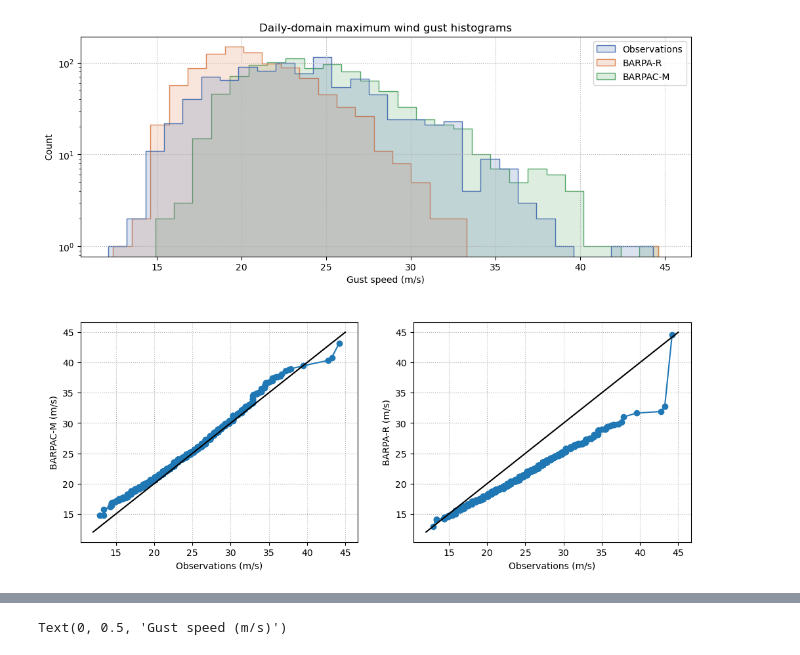
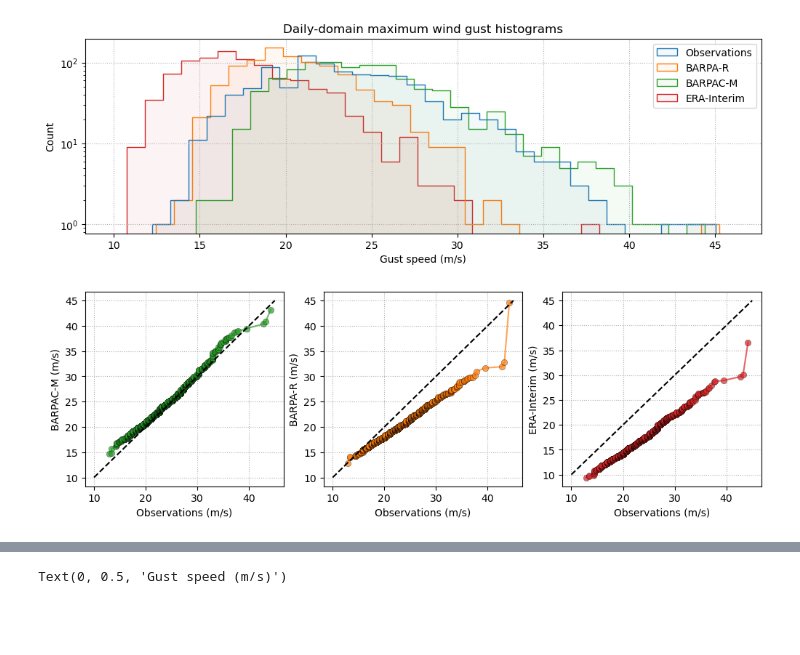
Before and after one commit to andrewbrown31/BARPA, a Jupyter notebook: wind_gust_analysis/analysis_10min_gusts.ipynb, the cells around one changed output, grey strips where cells are left out. Saved outputs shown, nothing was run; the diff lists cells and outputs as text; code cells hidden in the pictures; blank space fills up the shorter version.

```diff
--- a/wind_gust_analysis/analysis_10min_gusts.ipynb
+++ b/wind_gust_analysis/analysis_10min_gusts.ipynb
@@ -10,11 +13,19 @@ import datetime as dt
 #Read daily maximum wind gusts at each station, created by resample_daily_max.py
 
 dmax_2p2km_point = pd.read_csv("/g/data/eg3/ab4502/ExtremeWind/points/barpac_m_aws_dmax_2p2km.csv")
+dmax_2p2km_interp = pd.read_csv("/g/data/eg3/ab4502/ExtremeWind/points/barpac_m_aws_dmax_2p2km_barpa_r_interp.csv")
 dmax_12km_point = pd.read_csv("/g/data/eg3/ab4502/ExtremeWind/points/barpac_m_aws_dmax_12km.csv")
 dmax_obs = pd.read_csv("/g/data/eg3/ab4502/ExtremeWind/points/barpac_m_aws_dmax_obs.csv")
 dmax_bdsd = pd.read_csv("/g/data/eg3/ab4502/ExtremeWind/points/barpac_m_aws_dmax_bdsd.csv")
+dmax_erai = pd.read_csv("/g/data/eg3/ab4502/ExtremeWind/points/barpac_m_aws_dmax_erai.csv")
+
+#Calculate another ratio, the gust to deep-layer mean
+dmax_2p2km_point["dlm_ratio"] = dmax_2p2km_point["wg10_2p2km_point"] / dmax_2p2km_point["Umean06"]
+dmax_12km_point["dlm_ratio"] = dmax_12km_point["wg10_12km_point"] / dmax_12km_point["Umean06"]
+dmax_obs["dlm_ratio"] = dmax_obs["gust"] / dmax_obs["Umean06_era5"]
 
 dmax_2p2km_point = dmax_2p2km_point.set_index(pd.to_datetime(dmax_2p2km_point.time))
+dmax_2p2km_interp = dmax_2p2km_interp.set_index(pd.to_datetime(dmax_2p2km_interp.time))
 dmax_12km_point = dmax_12km_point.set_index(pd.to_datetime(dmax_12km_point.time))
 dmax_obs = dmax_obs.set_index(pd.to_datetime(dmax_obs.time))
 dmax_bdsd = dmax_bdsd.set_index(pd.to_datetime(dmax_bdsd.time))
@@ -26,9 +37,11 @@ dmax_obs.loc[dmax_obs.gust>=129, "gust"] = np.nan
 # %%
 #Take the domain maximum for each day
 dmax_2p2km_all = dmax_2p2km_point.sort_values("wg10_2p2km_point").drop_duplicates("dt_floor_1D",keep="last").sort_index()
+dmax_2p2km_interp_all = dmax_2p2km_interp.sort_values("wg10_2p2km_point").drop_duplicates("dt_floor_1D",keep="last").sort_index()
 dmax_12km_all = dmax_12km_point.sort_values("wg10_12km_point").drop_duplicates("dt_floor_1D",keep="last").sort_index()
 dmax_obs_all = dmax_obs.dropna(subset=["gust"]).sort_values("gust").drop_duplicates("dt_floor_1D",keep="last").sort_index()
-dmax_bdsd_all = dmax_bdsd.sort_values("bdsd").drop_duplicates("dt_floor_1D",keep="last").sort_index()
+dmax_bdsd_all = dmax_bdsd.sort_values("bdsd_era5").drop_duplicates("dt_floor_1D",keep="last").sort_index()
+dmax_erai_all = dmax_erai.sort_values("erai_wg10").drop_duplicates("dt_floor_1D",keep="last").sort_index()
 # %%
 #Take the domain maximum for each day using daily maximum observations at each station with lightning
 dmax_2p2km_conv = dmax_2p2km_point.query("n_lightning_fl>=1").sort_values("wg10_2p2km_point").drop_duplicates("dt_floor_1D",keep="last").sort_index()
@@ -42,55 +57,51 @@ dmax_obs_nonconv = dmax_obs.query("Lightning_observed_daily==0").dropna(subset=[
 # %%
 #Use seaborn to plot a stepped histoigram for daily-domain maximum data as a comparison
 # between model and observations
 
-plt.figure(figsize=[12,10])
+plt.figure(figsize=[12,8])
 
-plt.subplot2grid((2,2),(0,0),1,2)
+plt.subplot2grid((2,3),(0,0),1,3)
 
 values_2p2km = dmax_2p2km_all["wg10_2p2km_point"].values
 values_12km = dmax_12km_all["wg10_12km_point"].values
 values_obs = dmax_obs_all["gust"].values
-temp_df = pd.DataFrame({"Observations":values_obs, "BARPA-R":values_12km, "BARPAC-M":values_2p2km})
+values_erai = dmax_erai_all["erai_wg10"].values
+temp_df = pd.DataFrame({"Observations":values_obs, "BARPA-R":values_12km, "BARPAC-M":values_2p2km,"ERA-Interim":values_erai})
 
-hist = sns.histplot(data=temp_df, bins=30, binrange=[12,45],
+hist = sns.histplot(data=temp_df, bins=np.linspace(10,46,35),
              log_scale=[False,True], multiple="dodge", shrink=0.8, stat="count",common_norm=False,
-             element="step",alpha=0.2,legend=True,palette="deep")
+             element="step",alpha=0.05,legend=True,palette="tab10")
 
 plt.gca().grid(ls=":")
 plt.xlabel("Gust speed (m/s)")
 plt.title("Daily-domain maximum wind gust histograms")
 
 #Use pyplot to plot a rank-size wind gust distribution
 
-plt.subplot2grid((2,2),(1,0),1,1)
+plt.subplot2grid((2,3),(1,0),1,1)
 p=1000
-plt.plot(np.percentile(values_obs,np.linspace(0,100,p)),np.percentile(values_2p2km,np.linspace(0,100,p)),ls="-",marker="o")
-plt.plot([12,45],[12,45],color="k")
+plt.plot(np.percentile(values_obs,np.linspace(0,100,p)),np.percentile(values_2p2km,np.linspace(0,100,p)),ls="-",marker="o",mec="k",mew=0.3,alpha=0.7,color="tab:green")
+plt.plot([10,45],[10,45],color="k",ls="--")
 plt.gca().grid(ls=":")
 plt.ylabel("BARPAC-M (m/s)")
 plt.xlabel("Observations (m/s)")
 
-plt.subplot2grid((2,2),(1,1),1,1)
-plt.plot(np.percentile(values_obs,np.linspace(0,100,p)),np.percentile(values_12km,np.linspace(0,100,p)),ls="-",marker="o")
-plt.plot([12,45],[12,45],color="k")
+plt.subplot2grid((2,3),(1,1),1,1)
+plt.plot(np.percentile(values_obs,np.linspace(0,100,p)),np.percentile(values_12km,np.linspace(0,100,p)),ls="-",marker="o",mec="k",mew=0.3,alpha=0.7,color="tab:orange")
+plt.plot([10,45],[10,45],color="k",ls="--")
 plt.gca().grid(ls=":")
 plt.ylabel("BARPA-R (m/s)")
 plt.xlabel("Observations (m/s)")
 
-# plt.plot(np.flip(np.sort(values_obs)),label="Observations",color="tab:blue",marker="o",ms=4)
-# plt.plot(np.flip(np.sort(values_12km)),label="BARPA-R",color="tab:orange",marker="o",ms=4)
-# plt.plot(np.flip(np.sort(values_2p2km)),label="BARPAC-M",color="tab:green",marker="o",ms=4)
-
-# plt.xscale("symlog")
-# #plt.ylim([0,45])
-# plt.gca().grid(ls=":")
-# plt.legend()
-# plt.xlabel("Rank")
-# plt.title("Rank-size daily-domain maximum wind gust distribution")
-# plt.ylabel("Gust speed (m/s)")
-
-
+plt.subplot2grid((2,3),(1,2),1,1)
+plt.plot(np.percentile(values_obs,np.linspace(0,100,p)),np.percentile(values_erai,np.linspace(0,100,p)),ls="-",marker="o",mec="k",mew=0.3,alpha=0.7,color="tab:red")
+plt.plot([10,45],[10,45],color="k",ls="--")
+plt.gca().grid(ls=":")
+plt.ylabel("ERA-Interim (m/s)")
+plt.xlabel("Observations (m/s)")
 
 plt.subplots_adjust(hspace=0.3)
+
+plt.savefig("/g/data/eg3/ab4502/figs/barpa/hist.jpeg",dpi=400)
 # %% [output]
-[figure, old version]
+[figure, new version]
```
Also changed, not shown: parts of 22 cells of this notebook, 22 other files.
